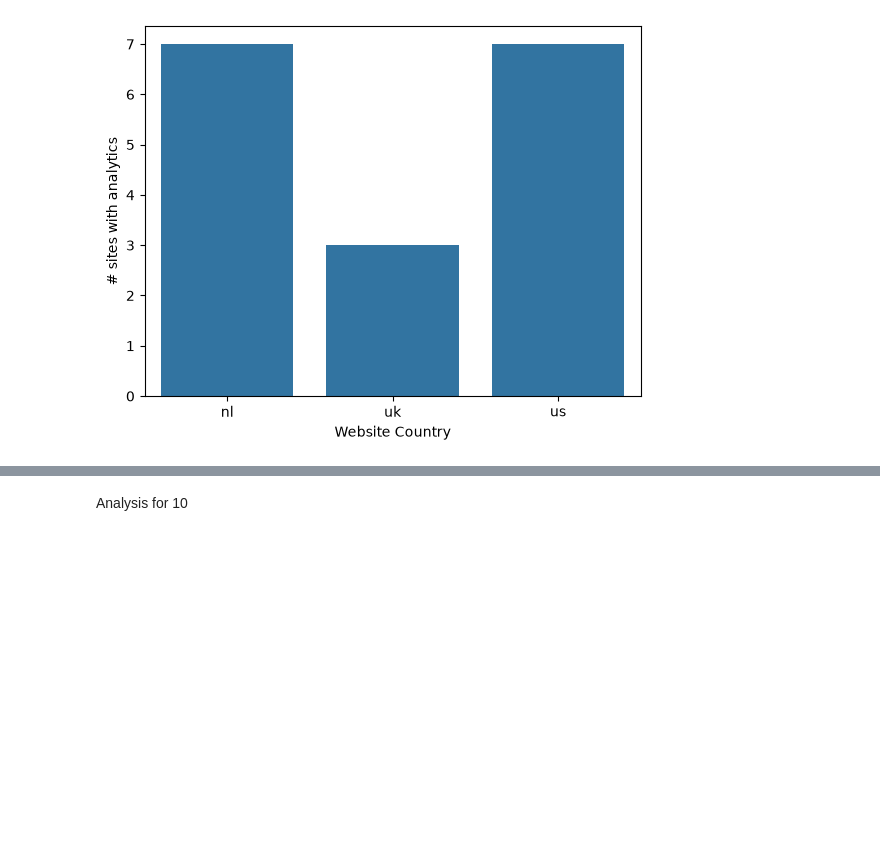
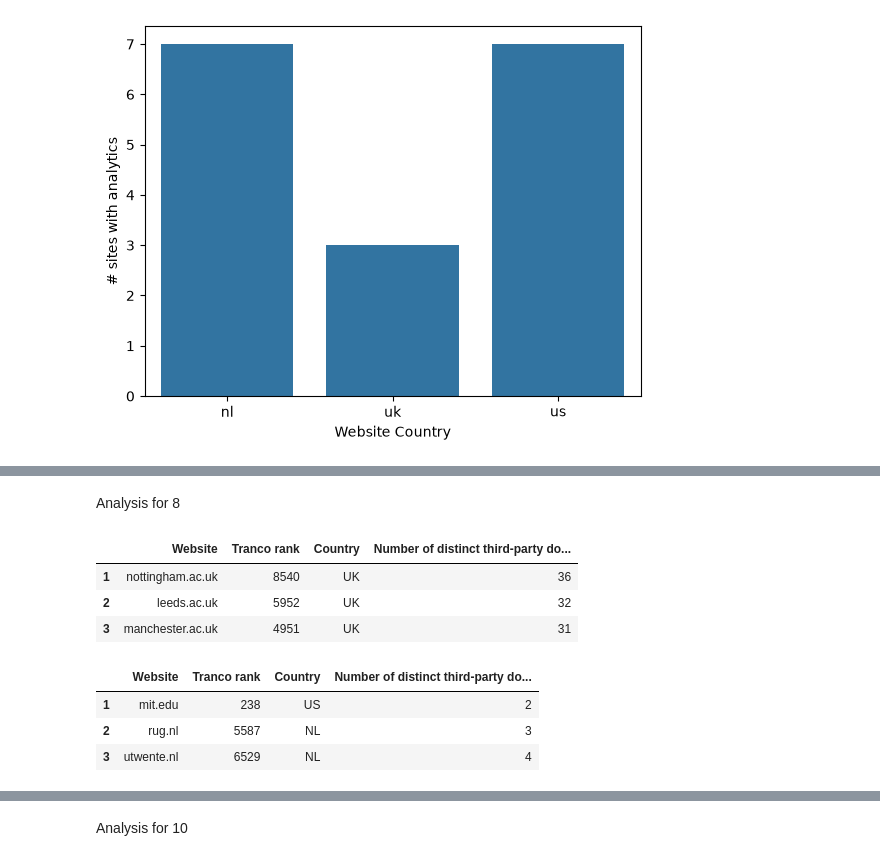
Before and after one commit to erikaw1644/OnlineTrackingAssignment2, a Jupyter notebook: analysis/crawler_analysis.ipynb, the cells around one changed output, grey strips where cells are left out. Cells and saved outputs as stored; diff of their text form; code cells hidden in the pictures; blank space fills up the shorter version.

```diff
--- a/analysis/crawler_analysis.ipynb
+++ b/analysis/crawler_analysis.ipynb
@@ -277,0 +422,11 @@ plt.show()
+# %%
+desktop = df[df["mode"] == "desktop"]                                                       # Gets the rows from the desktop crawl
+
+# Websites with the highest number of distinct third-party domains, sorting from largest to smallest, taking the top 3
+highest = desktop.sort_values("num_dist_third_party_domains", ascending=False).head(3)
+
+# Websites witht the lowest number of distinct third-party domains, sorting from smallest to largest, taking the first 3
+lowest = desktop.sort_values("num_dist_third_party_domains", ascending=True).head(3)
+
+# Showing a table with the headers needed (website, country, number of domains) for both cases
+highest[["site", "country", "num_dist_third_party_domains"]], lowest[["site", "country", "num_dist_third_party_domains"]]
@@ -277,0 +442,43 @@ plt.show()
+# %% [markdown]
+Analysis for 8
+# %%
+# Tranco ranks from https://tranco-list.eu/query for the top 3 highest and top 3 lowest sites with distinct third-party domains
+# Tranco ranks retrieved on 10 November 2026
+tranco_ranks = {
+    "nottingham.ac.uk": 8540,
+    "leeds.ac.uk": 5952,
+    "manchester.ac.uk": 4951,
+    "mit.edu": 238,
+    "rug.nl": 5587,
+    "utwente.nl": 6529
+}
+
+# Builds a table for the 3 highest or 3 lowest websites
+def rank_table(table):
+    rows = []                                                                       # One row per website: (website, rank, country, number of domains)
+
+    for _, row in table.iterrows():                                                 # iterrows() gives a pair (index, row), where index is not needed for the function
+        rows.append((row["site"],                                                   # The university website
+                    tranco_ranks[row["site"]],                                      # The rank found in the tranco_ranks dictionary
+                    row["country"].upper(),                                         # The country the website belongs to
+                    int(row["num_dist_third_party_domains"])))                      # The number of distinct third-party domains, using a whole number instead of a float
+
+    # Creates a table from the list of rows
+    return pd.DataFrame(rows, columns=["Website", "Tranco rank", "Country", "Number of distinct third-party domains"])
+
+table_8a = rank_table(highest)
+table_8a.index = [1, 2, 3]                                                          # Index 1-3 instead of 0-2
+table_8b = rank_table(lowest)
+table_8b.index = [1, 2, 3]                                                          # Index 1-3 instead of 0-2
+
+display(table_8a)
+display(table_8b)
+# %% [output]
+|  | Website | Tranco rank | Country | Number of distinct third-party do... |
+| 1 | nottingham.ac.uk | 8540 | UK | 36 |
+| 2 | leeds.ac.uk | 5952 | UK | 32 |
+| 3 | manchester.ac.uk | 4951 | UK | 31 |
+|  | Website | Tranco rank | Country | Number of distinct third-party do... |
+| 1 | mit.edu | 238 | US | 2 |
+| 2 | rug.nl | 5587 | NL | 3 |
+| 3 | utwente.nl | 6529 | NL | 4 |
```
Also changed, not shown: parts of 13 cells of this notebook.
